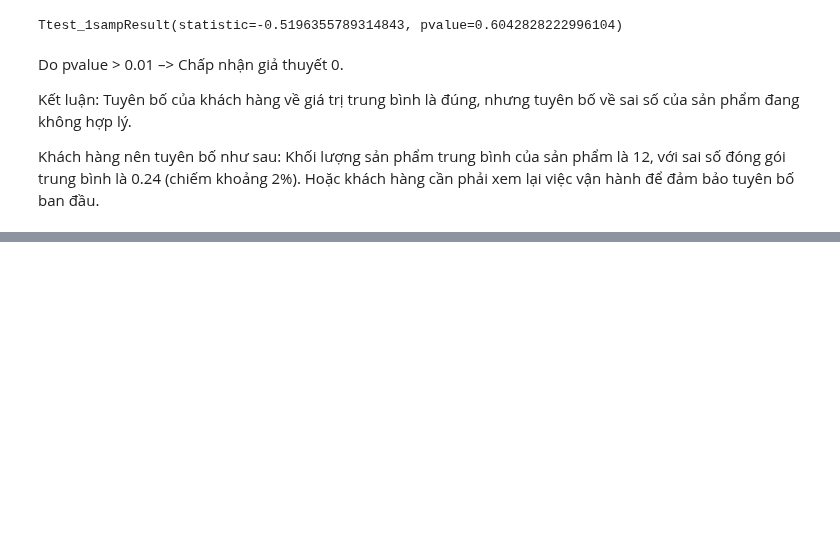
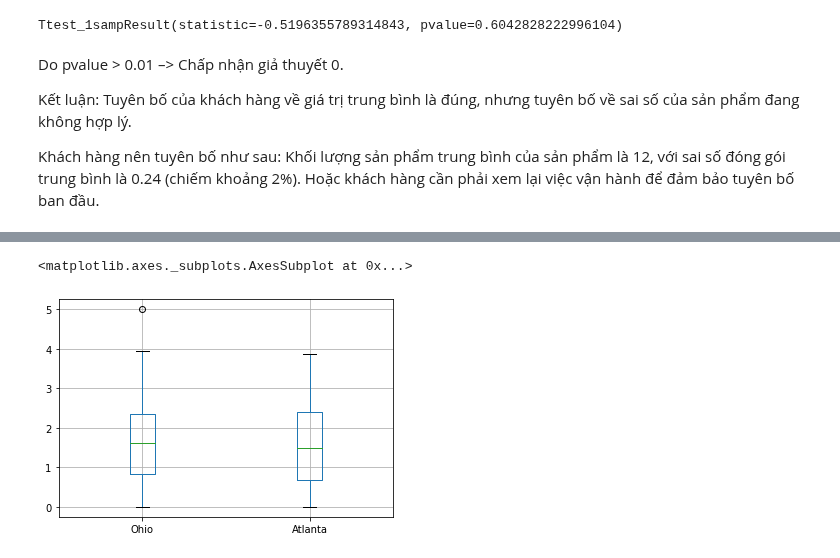
Before and after one commit to mark3000-010701/Dataanalyst, a Jupyter notebook: Thực_hành_kiểm_định_giả_thuyết_.ipynb, the cells around one changed output, grey strips where cells are left out. Saved outputs shown, nothing was run; the diff lists cells and outputs as text; code cells hidden in the pictures; blank space fills up the shorter version.

```diff
--- a/Thực_hành_kiểm_định_giả_thuyết_.ipynb
+++ b/Thực_hành_kiểm_định_giả_thuyết_.ipynb
@@ -220,0 +223,4 @@ Khách hàng nên tuyên bố như sau: Khối lượng sản phẩm trung bình
+# %%
+df = pd.read_excel("https://s3.ap-southeast-1.amazonaws.com/learn.codegym.vn/media/public/2022/03/06085734/Coca_cola_use.xlsx", index_col= 'STT')
+print ("5 bản ghi đầu tiên của bộ dữ liệu ")
+print (df.head())
@@ -220,0 +265,5 @@ Khách hàng nên tuyên bố như sau: Khối lượng sản phẩm trung bình
+# %%
+df.boxplot()
+# %% [output]
+<matplotlib.axes._subplots.AxesSubplot at 0x...>
+[figure, added]
```
Also changed, not shown: parts of 7 cells of this notebook.
